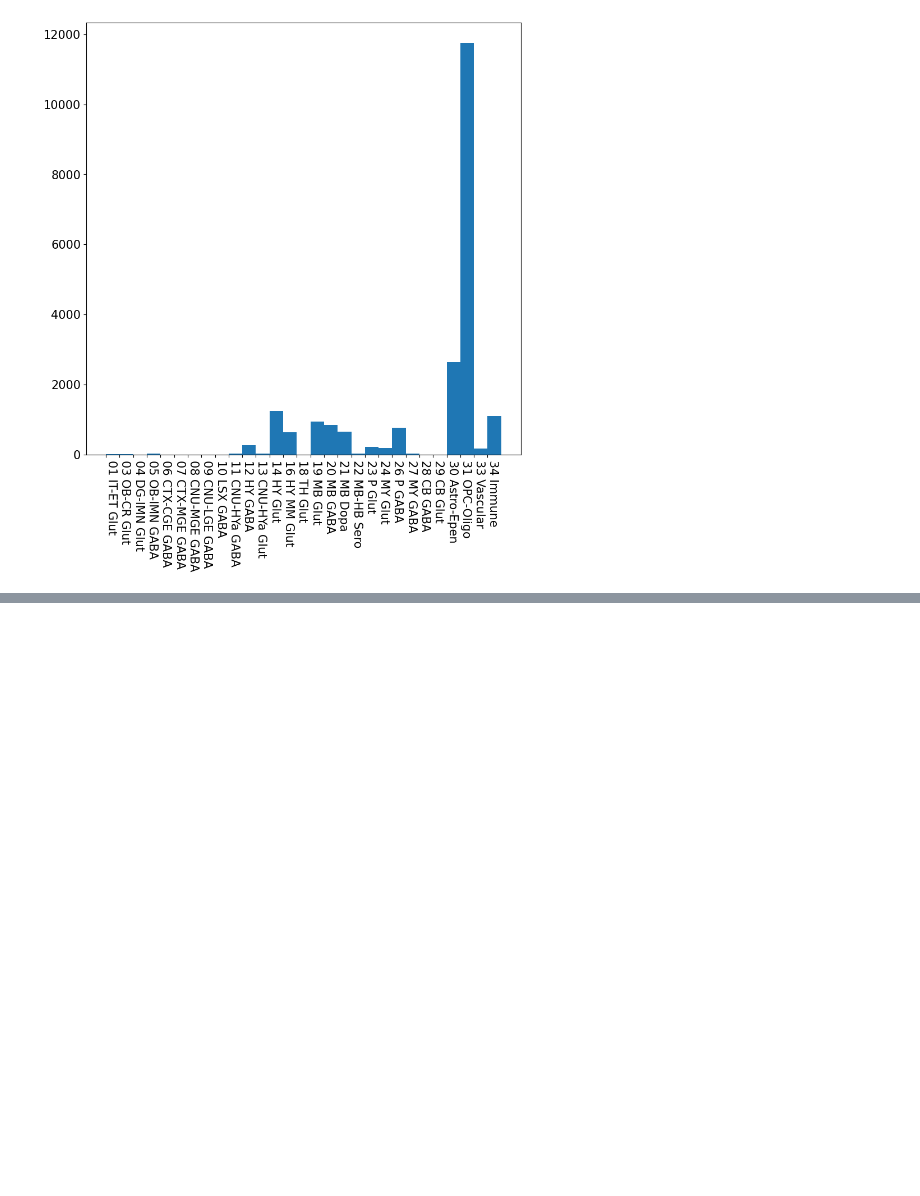
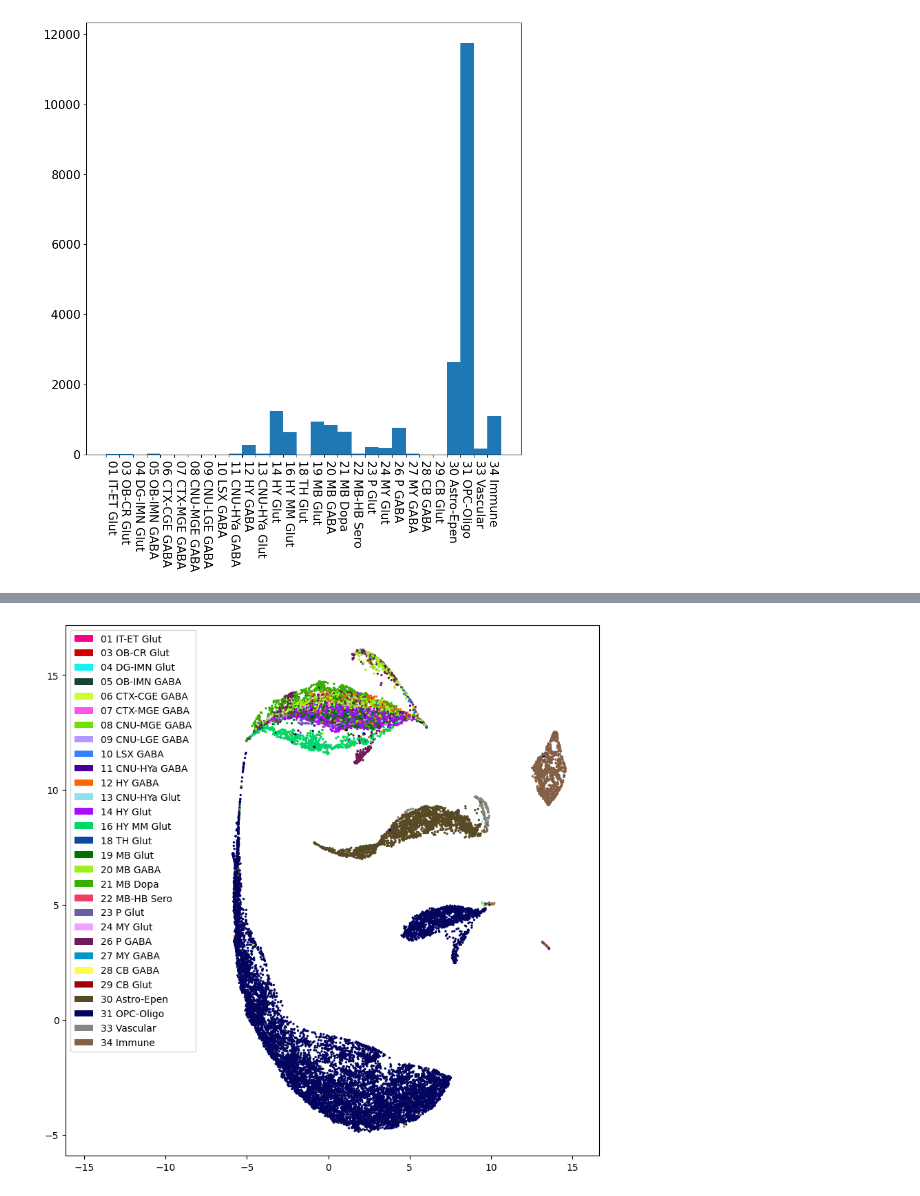
Before and after one commit to AllenInstitute/cell_type_mapper, a Jupyter notebook: examples/cross_species_mapping.ipynb, the cells around one changed output, grey strips where cells are left out. Cells and saved outputs as stored; diff of their text form; code cells hidden in the pictures; blank space fills up the shorter version.

Commit message:
NOTEBOOK: add UMAP plotting to cross_species notebook

```diff
--- a/examples/cross_species_mapping.ipynb
+++ b/examples/cross_species_mapping.ipynb
@@ -336,0 +338,22 @@ n_glut: 3273 n_gaba: 1989
+# %%
+color_lookup = dict()
+for node, level, color in zip(cluster_annotation_term_df.label.values,
+                              cluster_annotation_term_df.cluster_annotation_term_set_label.values,
+                              cluster_annotation_term_df.color_hex_triplet.values):
+    if level not in color_lookup:
+        color_lookup[level] = dict()
+    name = taxonomy_tree.label_to_name(
+        level=level,
+        label=node
+    )
+    color_lookup[level][name] = color
+# %%
+def create_embedding(data, n_pca=0):
+    if n_pca > 0:
+        pca = sklearn.decomposition.PCA(n_components=n_pca)
+        xx = pca.fit_transform(data)
+    else:
+        xx = data
+    umapper = umap.UMAP(random_state=781321)
+    umap_xx = umapper.fit_transform(xx)
+    return umap_xx
@@ -336,0 +394,6 @@ n_glut: 3273 n_gaba: 1989
+# %%
+src = anndata.read_h5ad(query_path)
+cell_by_gene = src.X.toarray()
+# %%
+%%time
+embedding = create_embedding(cell_by_gene, n_pca=500)
@@ -336,0 +403,8 @@ n_glut: 3273 n_gaba: 1989
+# %%
+plot_embedding(
+    cell_assignments=mouse_assignments,
+    embedding_coords=embedding,
+    color_lookup=color_lookup['CCN20230722_CLAS'],
+    legend=True)
+# %% [output]
+[figure, added]
```
Also changed, not shown: parts of 11 cells of this notebook.
